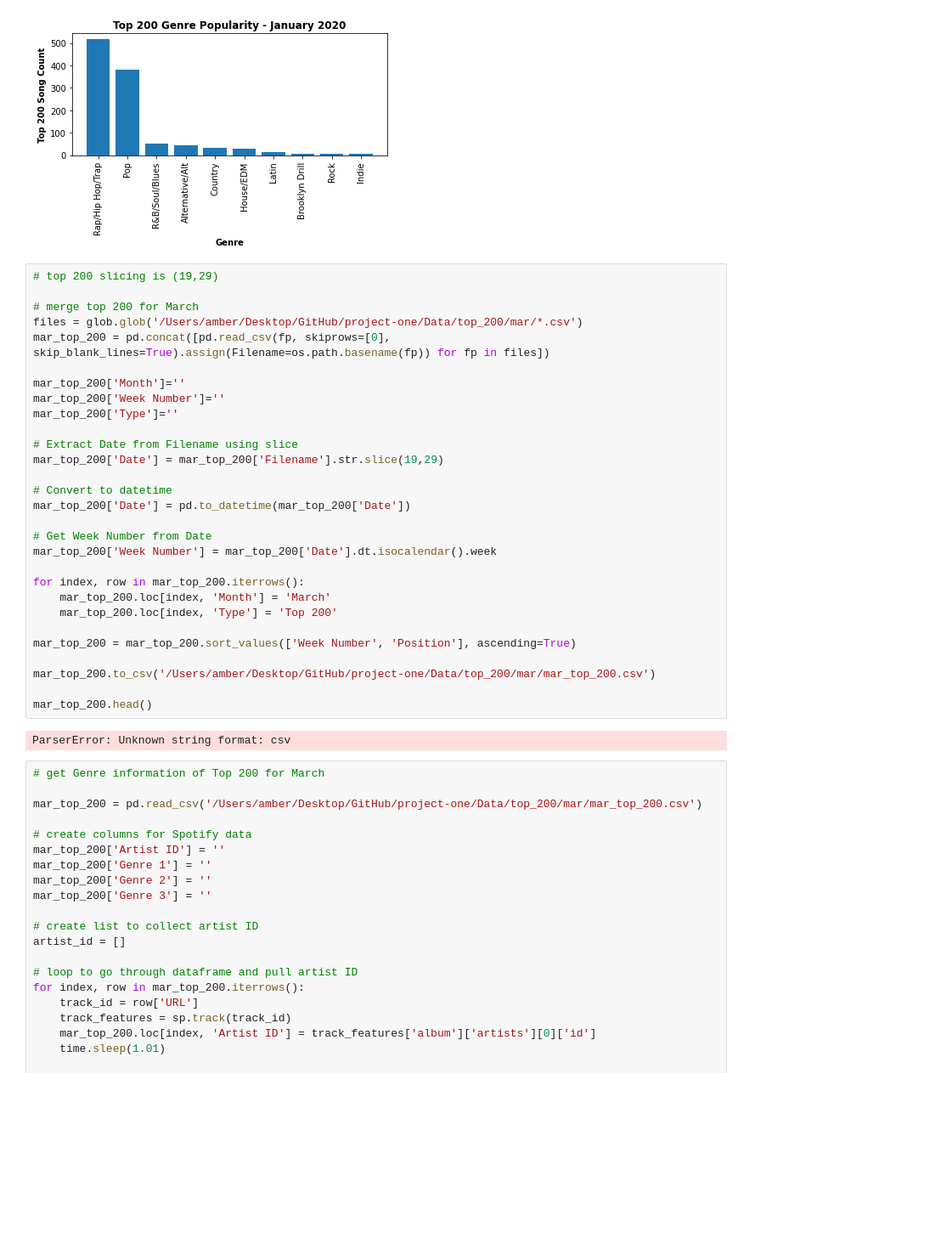
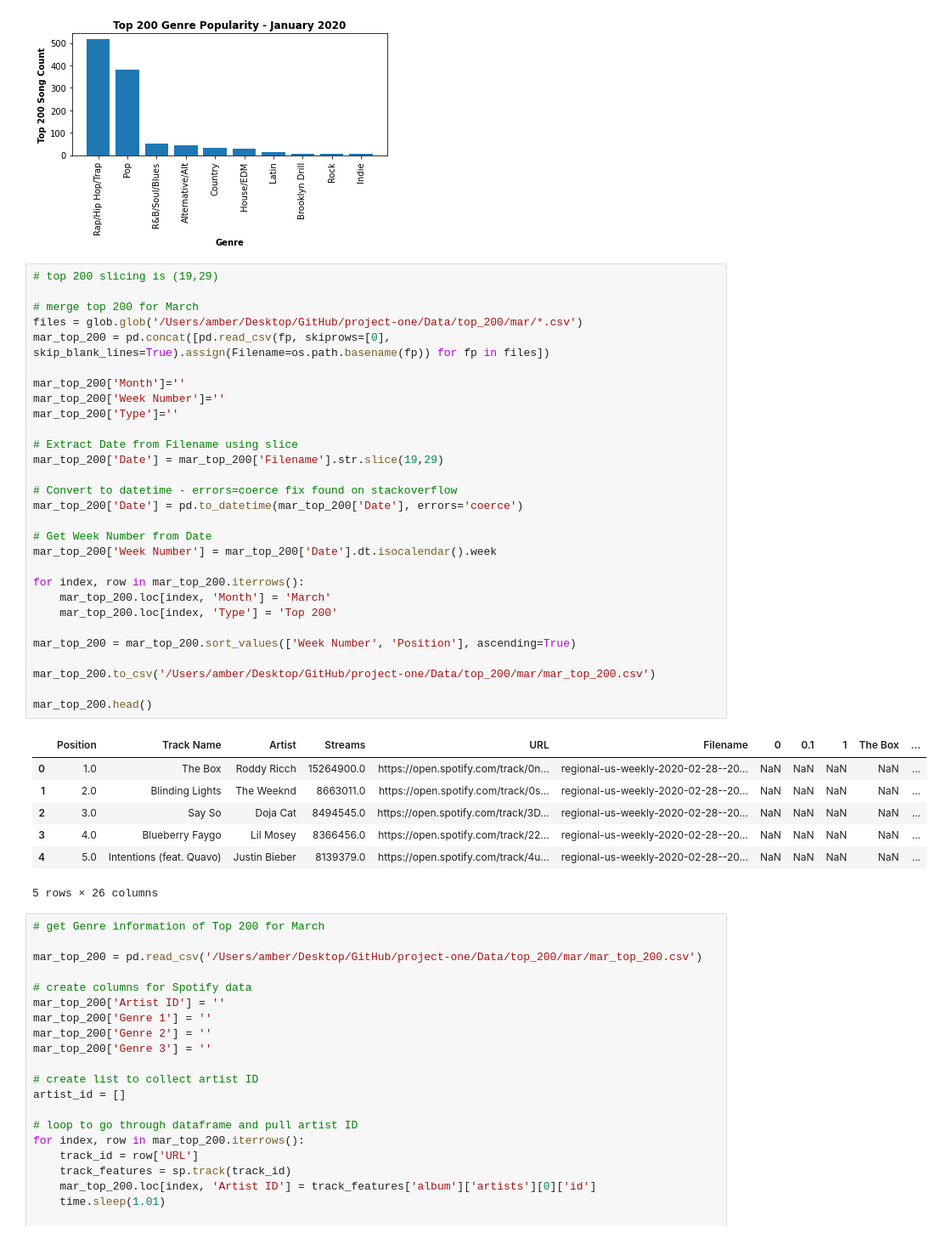
Before and after one commit to Teablee/project-one, a Jupyter notebook: royster.ipynb, the cells around one changed output. Shown at 85% size. Saved outputs shown, nothing was run; the diff lists cells and outputs as text; blank space fills up the shorter version.

```diff
--- a/royster.ipynb
+++ b/royster.ipynb
@@ -483,34 +489,40 @@ plt.show()
 # %%
 # top 200 slicing is (19,29)
 
 # merge top 200 for March
 files = glob.glob('/Users/amber/Desktop/GitHub/project-one/Data/top_200/mar/*.csv')
 mar_top_200 = pd.concat([pd.read_csv(fp, skiprows=[0], skip_blank_lines=True).assign(Filename=os.path.basename(fp)) for fp in files])
 
 mar_top_200['Month']=''
 mar_top_200['Week Number']=''
 mar_top_200['Type']=''
 
 # Extract Date from Filename using slice
 mar_top_200['Date'] = mar_top_200['Filename'].str.slice(19,29)
 
-# Convert to datetime
-mar_top_200['Date'] = pd.to_datetime(mar_top_200['Date'])
+# Convert to datetime - errors=coerce fix found on stackoverflow
+mar_top_200['Date'] = pd.to_datetime(mar_top_200['Date'], errors='coerce')
 
 # Get Week Number from Date
 mar_top_200['Week Number'] = mar_top_200['Date'].dt.isocalendar().week
 
 for index, row in mar_top_200.iterrows():
     mar_top_200.loc[index, 'Month'] = 'March'
     mar_top_200.loc[index, 'Type'] = 'Top 200'
 
 mar_top_200 = mar_top_200.sort_values(['Week Number', 'Position'], ascending=True)
 
 mar_top_200.to_csv('/Users/amber/Desktop/GitHub/project-one/Data/top_200/mar/mar_top_200.csv')
 
 mar_top_200.head()
 # %% [output]
+|  | Position | Track Name | Artist | Streams | URL | Filename | 0 | 0.1 | 1 | The Box | ... |
+| 0 | 1.0 | The Box | Roddy Ricch | 15264900.0 | https://open.spotify.com/track/0n... | regional-us-weekly-2020-02-28--20... | NaN | NaN | NaN | NaN | ... |
+| 1 | 2.0 | Blinding Lights | The Weeknd | 8663011.0 | https://open.spotify.com/track/0s... | regional-us-weekly-2020-02-28--20... | NaN | NaN | NaN | NaN | ... |
+| 2 | 3.0 | Say So | Doja Cat | 8494545.0 | https://open.spotify.com/track/3D... | regional-us-weekly-2020-02-28--20... | NaN | NaN | NaN | NaN | ... |
+| 3 | 4.0 | Blueberry Faygo | Lil Mosey | 8366456.0 | https://open.spotify.com/track/22... | regional-us-weekly-2020-02-28--20... | NaN | NaN | NaN | NaN | ... |
+| 4 | 5.0 | Intentions (feat. Quavo) | Justin Bieber | 8139379.0 | https://open.spotify.com/track/4u... | regional-us-weekly-2020-02-28--20... | NaN | NaN | NaN | NaN | ... |
-ParserError: Unknown string format: csv
+5 rows × 26 columns
 # %%
 # get Genre information of Top 200 for March
 
```
Also changed, not shown: parts of 3 cells of this notebook, 4 other files.
